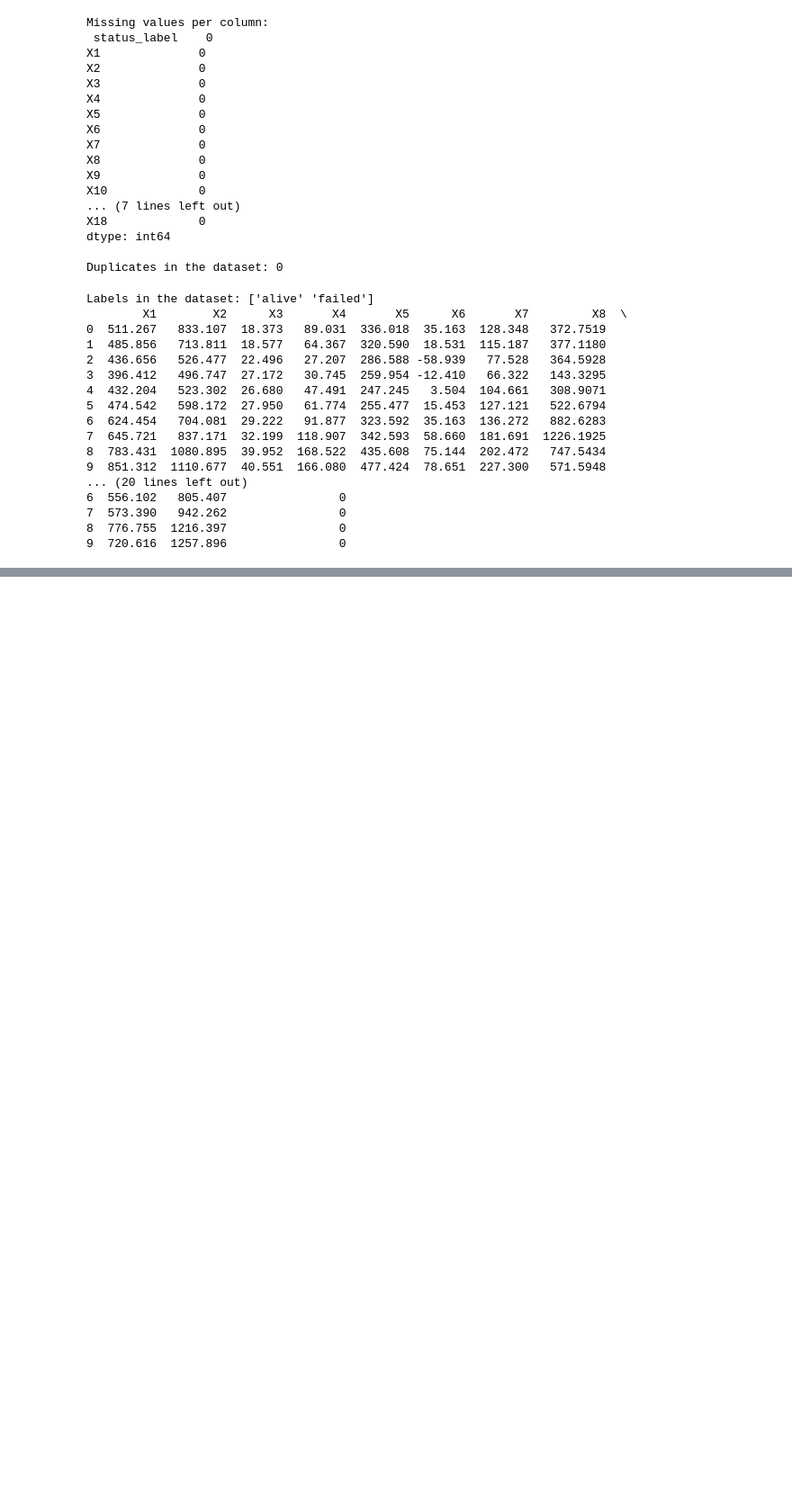
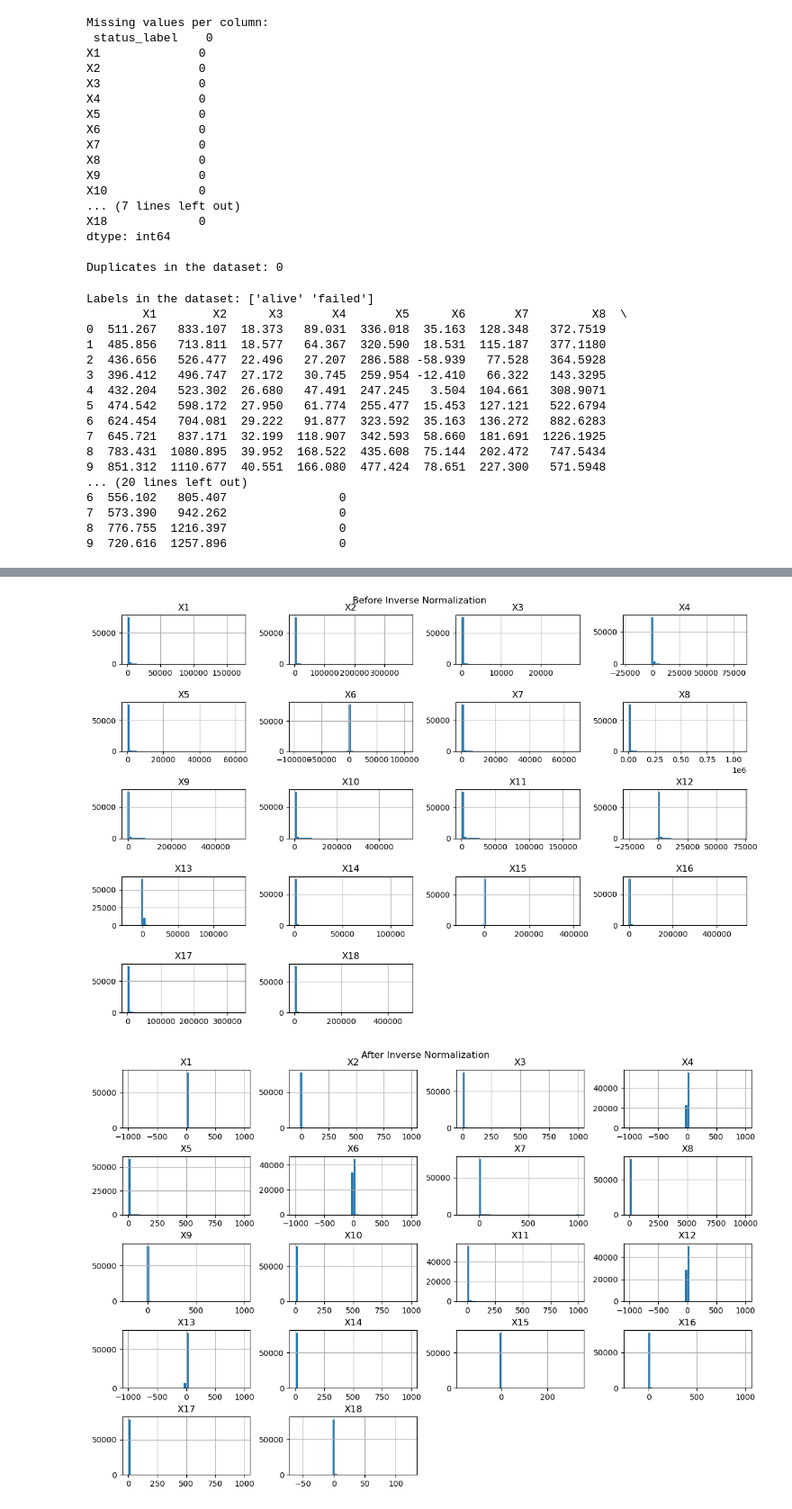
Before and after one commit to dovelover145/Bankruptcy-Prediction, a Jupyter notebook: bankruptcy_pred.ipynb, the cells around one changed output, grey strips where cells are left out. Shown at 90% size. Saved outputs shown, nothing was run; the diff lists cells and outputs as text; code cells hidden in the pictures; blank space fills up the shorter version.

```diff
--- a/bankruptcy_pred.ipynb
+++ b/bankruptcy_pred.ipynb
@@ -90,0 +118,27 @@ Labels in the dataset: ['alive' 'failed']
+# %%
+# Inverse Normalization
+
+df_inverse = df.copy()
+
+columns_to_normalize = ['X1', 'X2', 'X3', 'X4', 'X5', 'X6',
+                       'X7', 'X8', 'X9', 'X10', 'X11', 'X12',
+                       'X13', 'X14', 'X15', 'X16', 'X17', 'X18']
+
+# Visualize the data before the transformation
+df_inverse[columns_to_normalize].hist(bins=50, figsize=(12, 8))
+plt.suptitle('Before Inverse Normalization')
+plt.tight_layout(pad=0.5)
+plt.show()
+
+# Apply the inverse transformation
+for column in columns_to_normalize:
+    df_inverse[column] = df_inverse[column].apply(lambda x: 1/x if x != 0 else np.nan)
+
+# Visualize the data after the transformation
+df_inverse[columns_to_normalize].hist(bins=50, figsize=(12, 8))
+plt.suptitle('After Inverse Normalization')
+plt.tight_layout(pad=0.5)
+plt.show()
+# %% [output]
+[figure, added]
+[figure, added]
```
Also changed, not shown: parts of 15 cells of this notebook, 1 other file.
